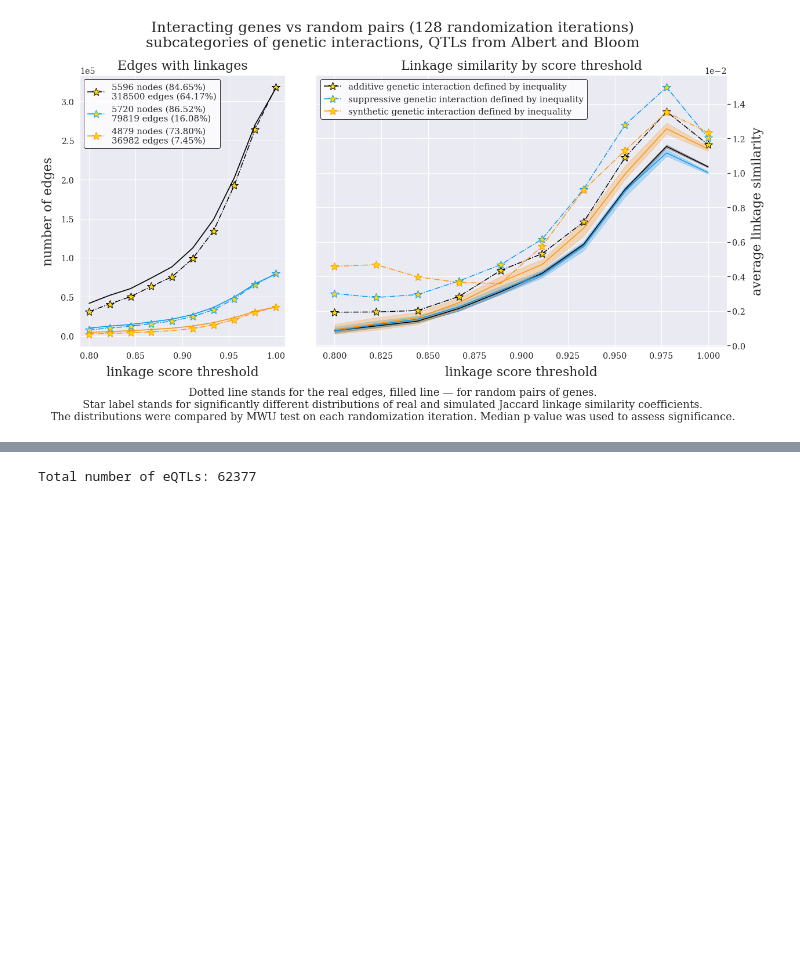
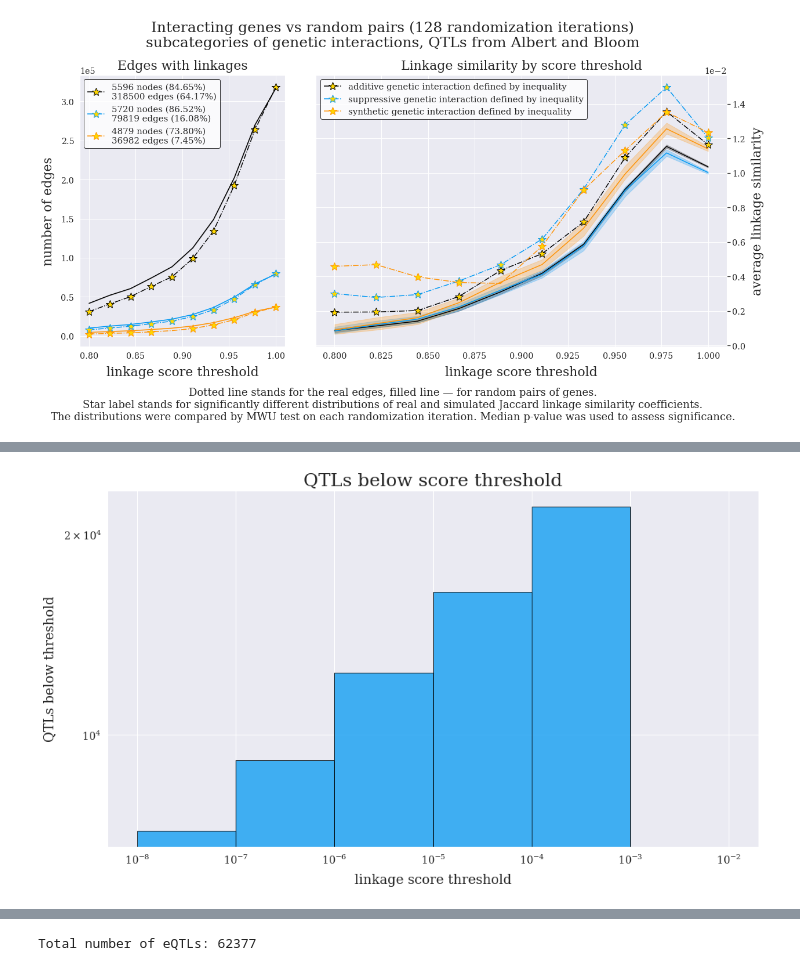
Before and after one commit to ivanov-v-v/PPINs-QTLs-Joint-Analysis, a Jupyter notebook: notebooks/figure-1-random-pairs.ipynb, the cells around one changed output, grey strips where cells are left out. Cells and saved outputs as stored; diff of their text form; code cells hidden in the pictures; blank space fills up the shorter version.

```diff
--- a/notebooks/figure-1-random-pairs.ipynb
+++ b/notebooks/figure-1-random-pairs.ipynb
@@ -47,13 +47,28 @@ from tqdm import tqdm_notebook
 %aimport qtls
 # %%
 qtls_df = {
-    "eQTLs_2011" : pd.read_table("./data/processed/eQTLs/2011/qtls_naive.csv"),
-    "eQTLs_2018" : pd.read_table("./data/processed/eQTLs/2018/qtls_albert&bloom_from_paper.csv"),
-    "pQTLs_2011" : pd.read_table("./data/processed/pQTLs/2011/qtls_naive.csv")
+    "eQTLs_2011" : {
+        "naive" : pd.read_table("./data/processed/eQTLs/2011/qtls_naive.csv"),
+        "limix" : pd.read_table("./data/processed/eQTLs/2011/qtls_limix.csv")
+    },
+    "eQTLs_2018" : {
+        "A&B" : pd.read_table("./data/processed/eQTLs/2018/qtls_albert&bloom_from_paper.csv"),
+        "limix" : pd.read_table("./data/processed/eQTLs/2018/qtls_limix.csv")
+    },
+    "pQTLs_2011" : {
+        "naive" : pd.read_table("./data/processed/pQTLs/2011/qtls_naive.csv"),
+        "limix" : pd.read_table("./data/processed/pQTLs/2011/qtls_limix.csv")
+    }
 }
-qtls_df["eQTLs_2011"]["score"] = qtls_df["eQTLs_2011"]["q_value"]
-qtls_df["pQTLs_2011"]["score"] = qtls_df["eQTLs_2011"]["q_value"]
-qtls_df["eQTLs_2018"]["score"] = 1 - MinMaxScaler().fit_transform(qtls_df["eQTLs_2018"]["LOD"].values[:,None])
+qtls_df["eQTLs_2011"]["naive"]["score"] = qtls_df["eQTLs_2011"]["naive"]["q_value"]
+qtls_df["pQTLs_2011"]["naive"]["score"] = qtls_df["pQTLs_2011"]["naive"]["q_value"]
+qtls_df["eQTLs_2018"]["A&B"]["score"] = (1 - MinMaxScaler()\
+                                               .fit_transform(
+                                                    qtls_df["eQTLs_2018"]["A&B"]["LOD"].values[:,None]
+                                                )
+                                          )
+for qtl_type in ["eQTLs_2011", "eQTLs_2018", "pQTLs_2011"]:
+    qtls_df[qtl_type]["limix"]["score"] = qtls_df[qtl_type]["limix"]["q_value"]
 
 # Physical and genetic interactions taken from TheBioGrid project
 interactome_df = pd.read_table("./data/raw/interactions/yeast_interactome.csv")
@@ -627,0 +658,17 @@ plot_figure_1(
+# %%
+score_thresholds = 10. ** np.arange(-8, -1) # chosen empirically
+sns.set(style="darkgrid", font_scale=1.3)
+sns.set_style({"font.family": "serif"})
+fig = plt.figure(figsize=(16,9)); 10. ** np.arange(-8, -1)
+plt.title("QTLs below score threshold", fontsize=25);
+plt.xlabel("linkage score threshold", fontsize=18, labelpad=10);
+plt.ylabel("QTLs below threshold", fontsize=18, labelpad=10);
+plt.yscale("log")
+plt.xscale("log")
+plt.hist(qtls_df["eQTLs_2018"]["limix"].score,
+         bins=score_thresholds,
+         alpha=0.75,
+         color="xkcd:azure",
+         edgecolor="black");
+# %% [output]
+[figure, added]
```
Also changed, not shown: parts of 17 cells of this notebook.
